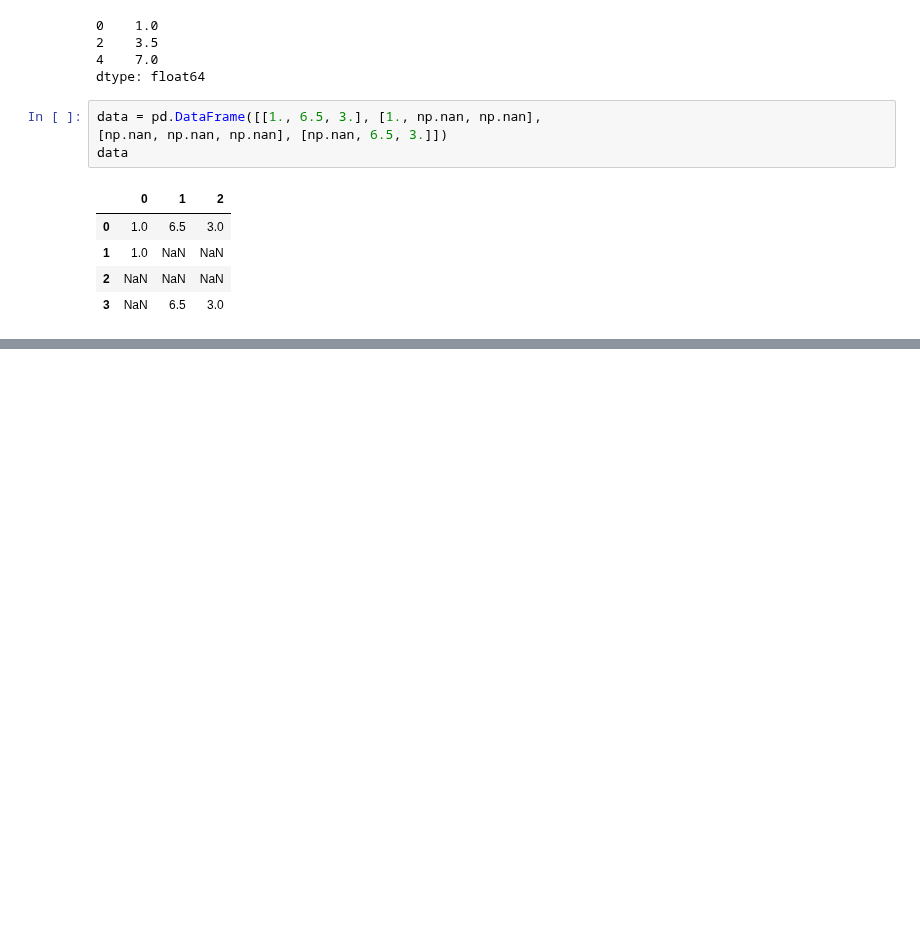
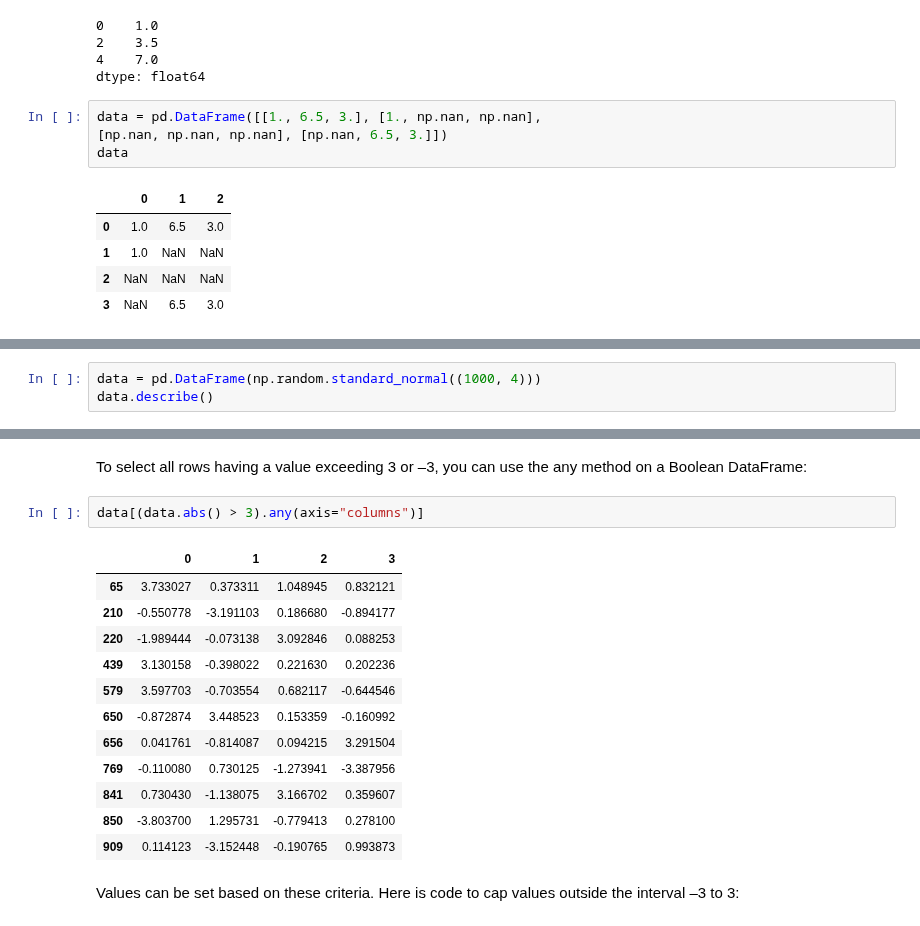
Before and after one commit to chien2734/sgu_data_analyst, a Jupyter notebook: Personal/Book/ch07.ipynb, the cells around one changed output, grey strips where cells are left out. Drawn from its saved outputs; the diff is of its cells as text; blank space fills up the shorter version.

```diff
--- a/Personal/Book/ch07.ipynb
+++ b/Personal/Book/ch07.ipynb
@@ -95,0 +591,3 @@ data
+# %%
+data = pd.DataFrame(np.random.standard_normal((1000, 4)))
+data.describe()
@@ -95,0 +614,21 @@ data
+# %% [markdown]
+To select all rows having a value exceeding 3 or –3, you can use the any method on a
+Boolean DataFrame:
+# %%
+data[(data.abs() > 3).any(axis="columns")]
+# %% [output]
+|  | 0 | 1 | 2 | 3 |
+| 65 | 3.733027 | 0.373311 | 1.048945 | 0.832121 |
+| 210 | -0.550778 | -3.191103 | 0.186680 | -0.894177 |
+| 220 | -1.989444 | -0.073138 | 3.092846 | 0.088253 |
+| 439 | 3.130158 | -0.398022 | 0.221630 | 0.202236 |
+| 579 | 3.597703 | -0.703554 | 0.682117 | -0.644546 |
+| 650 | -0.872874 | 3.448523 | 0.153359 | -0.160992 |
+| 656 | 0.041761 | -0.814087 | 0.094215 | 3.291504 |
+| 769 | -0.110080 | 0.730125 | -1.273941 | -3.387956 |
+| 841 | 0.730430 | -1.138075 | 3.166702 | 0.359607 |
+| 850 | -3.803700 | 1.295731 | -0.779413 | 0.278100 |
+| 909 | 0.114123 | -3.152448 | -0.190765 | 0.993873 |
+# %% [markdown]
+Values can be set based on these criteria. Here is code to cap values outside the
+interval –3 to 3:
```
Also changed, not shown: parts of 263 cells of this notebook.
